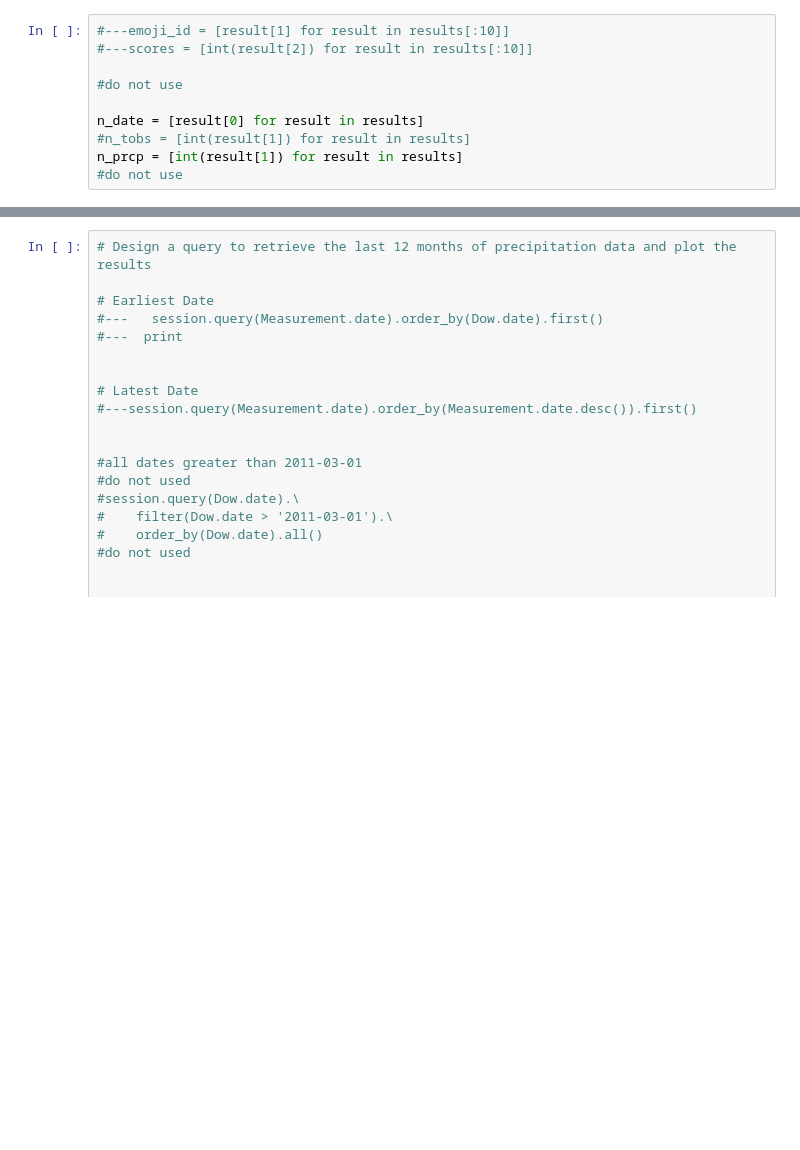
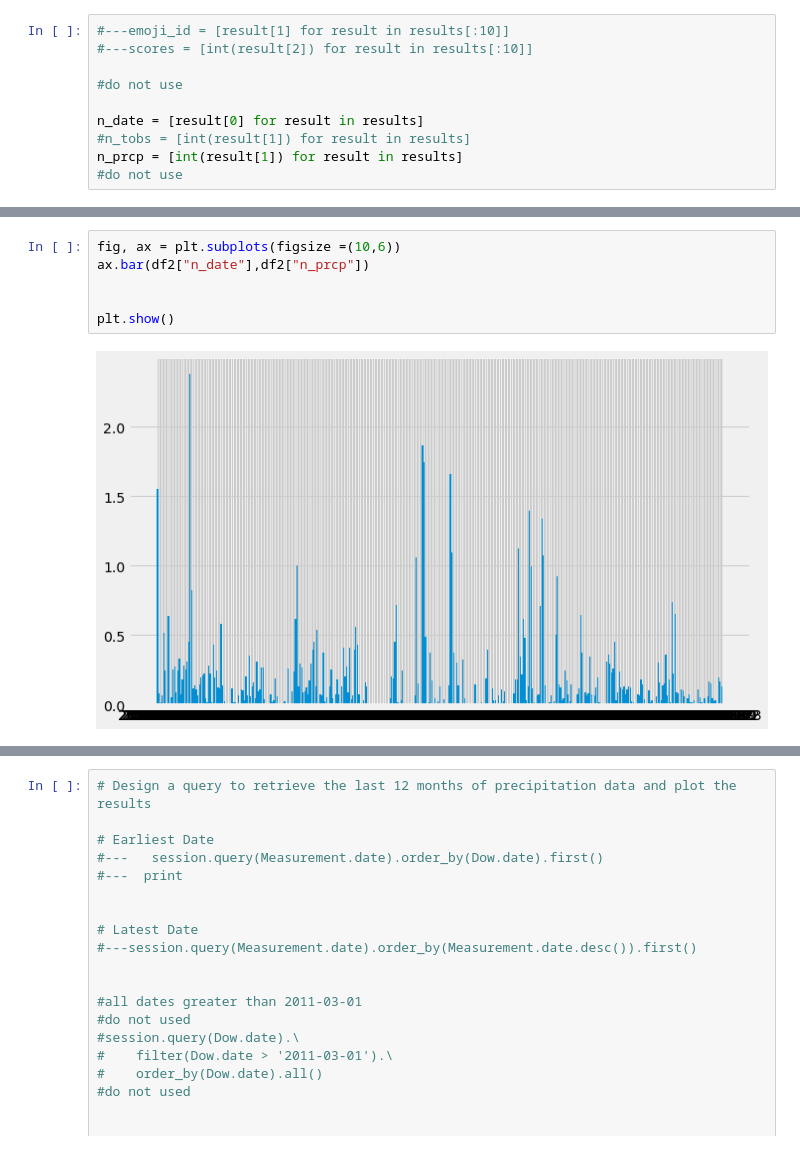
Before and after one commit to jtslater2/JTS-HW10-SQLAlchemy, a Jupyter notebook: climate_starter-jts.ipynb, the cells around one changed output, grey strips where cells are left out. Saved outputs shown, nothing was run; the diff lists cells and outputs as text; blank space fills up the shorter version.

```diff
--- a/climate_starter-jts.ipynb
+++ b/climate_starter-jts.ipynb
@@ -193 +189,9 @@ df2
+# %%
+fig, ax = plt.subplots(figsize =(10,6))
+ax.bar(df2["n_date"],df2["n_prcp"])
+
+
+plt.show()
+# %% [output]
+[figure, added]
 # %%
```
Also changed, not shown: parts of 7 cells of this notebook, 1 other file.
